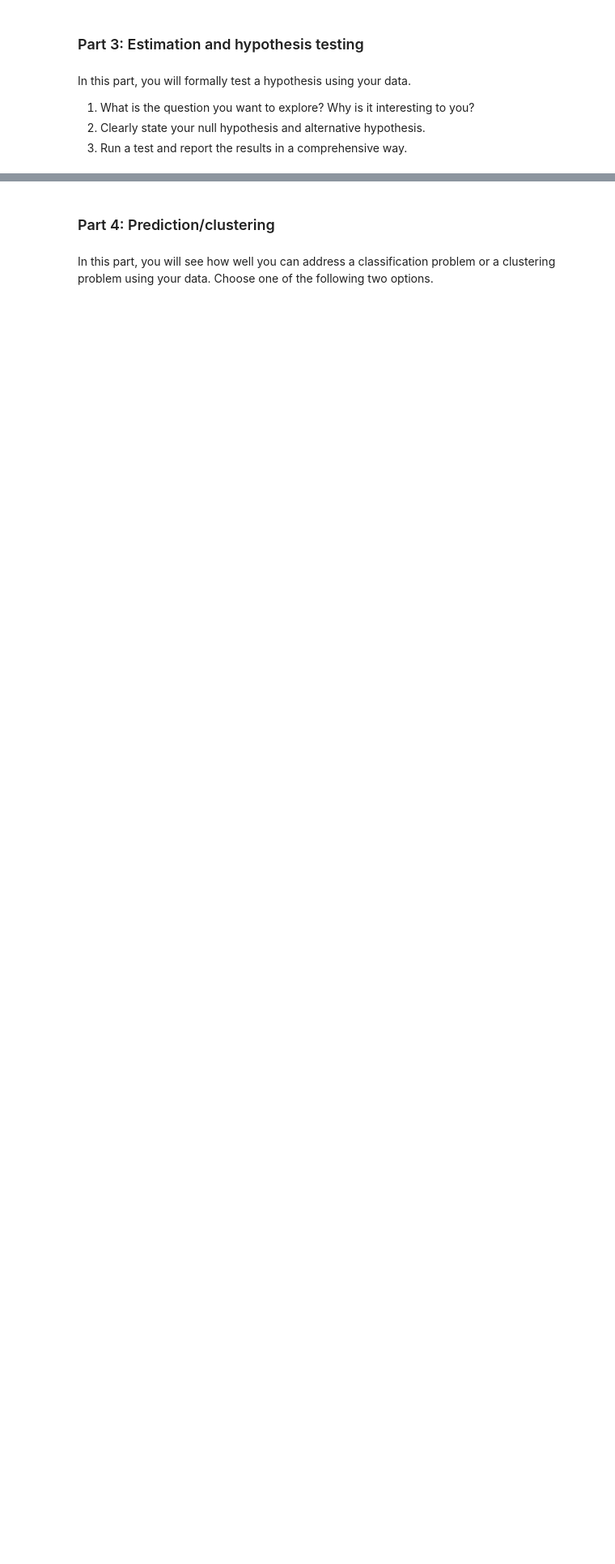
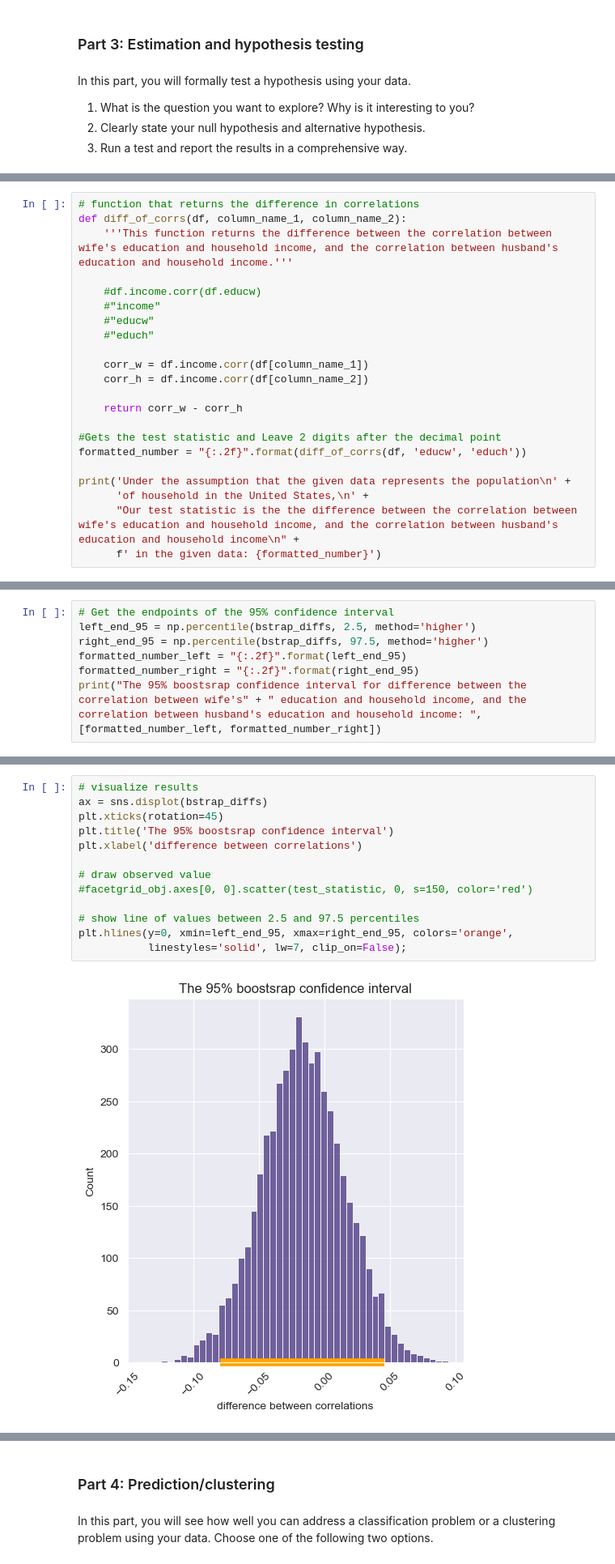
Before and after one commit to LiorBenSidi/Mini-Project, a Jupyter notebook: Mini-Project.ipynb, the cells around one changed output, grey strips where cells are left out. Shown: that part at 81% size. Cells and saved outputs as stored; diff of their text form; blank space fills up the shorter version.

```diff
--- a/Mini-Project.ipynb
+++ b/Mini-Project.ipynb
@@ -330,0 +406,22 @@ In this part, you will formally test a hypothesis using your data.
+# %%
+# function that returns the difference in correlations
+def diff_of_corrs(df, column_name_1, column_name_2):
+    '''This function returns the difference between the correlation between wife's education and household income, and the correlation between husband's education and household income.'''
+
+    #df.income.corr(df.educw)
+    #"income"
+    #"educw"
+    #"educh"
+
+    corr_w = df.income.corr(df[column_name_1])
+    corr_h = df.income.corr(df[column_name_2])
+
+    return corr_w - corr_h
+
+#Gets the test statistic and Leave 2 digits after the decimal point
+formatted_number = "{:.2f}".format(diff_of_corrs(df, 'educw', 'educh'))
+
+print('Under the assumption that the given data represents the population\n' +
+      'of household in the United States,\n' +
+      "Our test statistic is the the difference between the correlation between wife's education and household income, and the correlation between husband's education and household income\n" +
+      f' in the given data: {formatted_number}')
@@ -330,0 +478,7 @@ In this part, you will formally test a hypothesis using your data.
+# %%
+# Get the endpoints of the 95% confidence interval
+left_end_95 = np.percentile(bstrap_diffs, 2.5, method='higher')
+right_end_95 = np.percentile(bstrap_diffs, 97.5, method='higher')
+formatted_number_left = "{:.2f}".format(left_end_95)
+formatted_number_right = "{:.2f}".format(right_end_95)
+print("The 95% boostsrap confidence interval for difference between the correlation between wife's" + " education and household income, and the correlation between husband's education and household income: ", [formatted_number_left, formatted_number_right])
@@ -330,0 +487,15 @@ In this part, you will formally test a hypothesis using your data.
+# %%
+# visualize results
+ax = sns.displot(bstrap_diffs)
+plt.xticks(rotation=45)
+plt.title('The 95% boostsrap confidence interval')
+plt.xlabel('difference between correlations')
+
+# draw observed value
+#facetgrid_obj.axes[0, 0].scatter(test_statistic, 0, s=150, color='red')
+
+# show line of values between 2.5 and 97.5 percentiles
+plt.hlines(y=0, xmin=left_end_95, xmax=right_end_95, colors='orange',
+           linestyles='solid', lw=7, clip_on=False);
+# %% [output]
+[figure, added]
```
Also changed, not shown: parts of 14 cells of this notebook.
